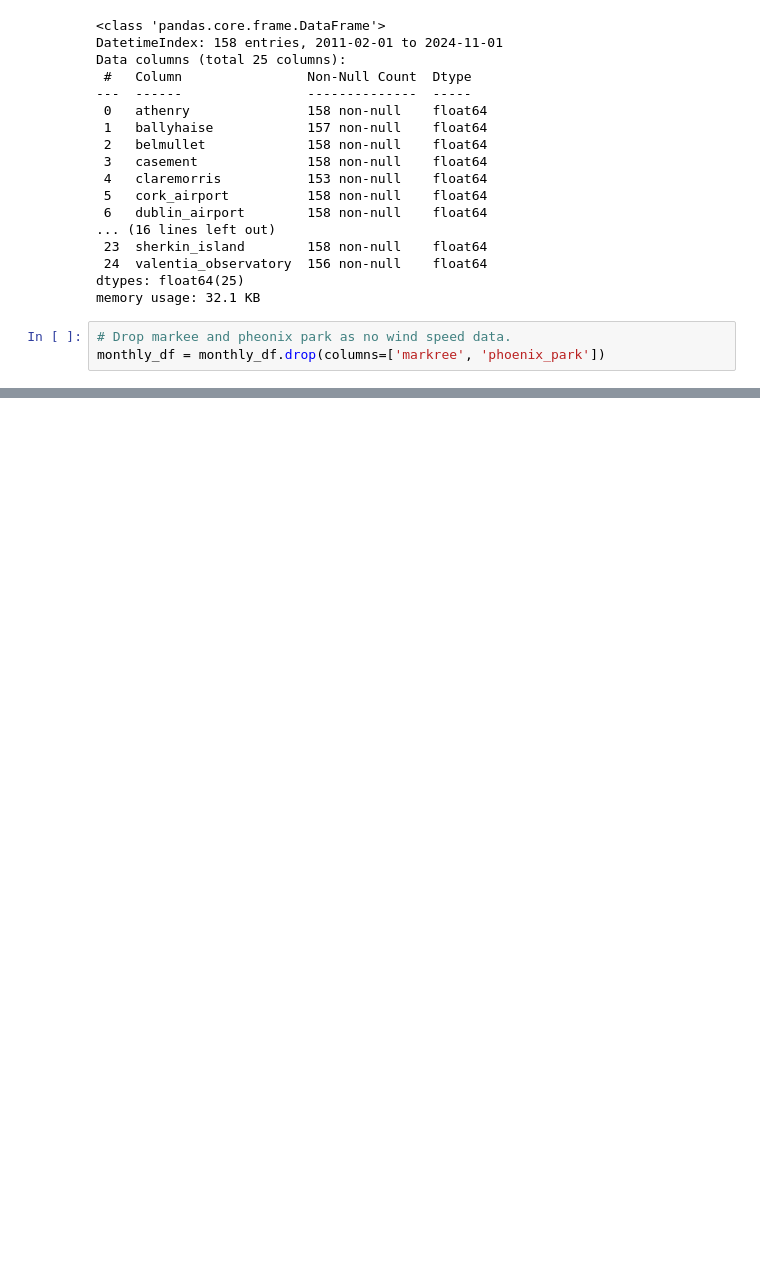
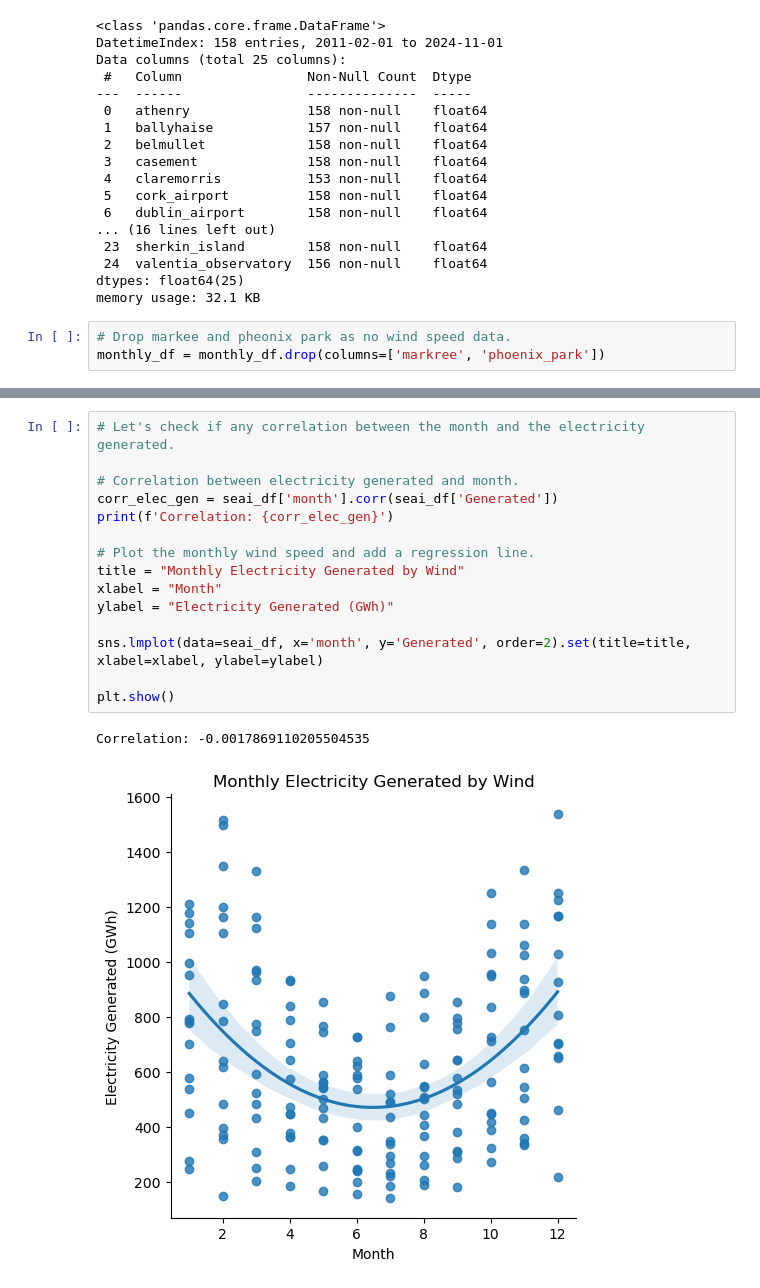
Before and after one commit to eoghanpw/PFDA-project, a Jupyter notebook: this_is_the_project.ipynb, the cells around one changed output, grey strips where cells are left out. Drawn from its saved outputs; the diff is of its cells as text; blank space fills up the shorter version.

```diff
--- a/this_is_the_project.ipynb
+++ b/this_is_the_project.ipynb
@@ -210,0 +279,18 @@ plt.show()
+# %%
+# Let's check if any correlation between the month and the electricity generated.
+
+# Correlation between electricity generated and month.
+corr_elec_gen = seai_df['month'].corr(seai_df['Generated'])
+print(f'Correlation: {corr_elec_gen}')
+
+# Plot the monthly wind speed and add a regression line.
+title = "Monthly Electricity Generated by Wind"
+xlabel = "Month"
+ylabel = "Electricity Generated (GWh)"
+
+sns.lmplot(data=seai_df, x='month', y='Generated', order=2).set(title=title, xlabel=xlabel, ylabel=ylabel)
+
+plt.show()
+# %% [output]
+Correlation: -0.0017869110205504535
+[figure, added]
```
Also changed, not shown: parts of 22 cells of this notebook, 7 other files.
